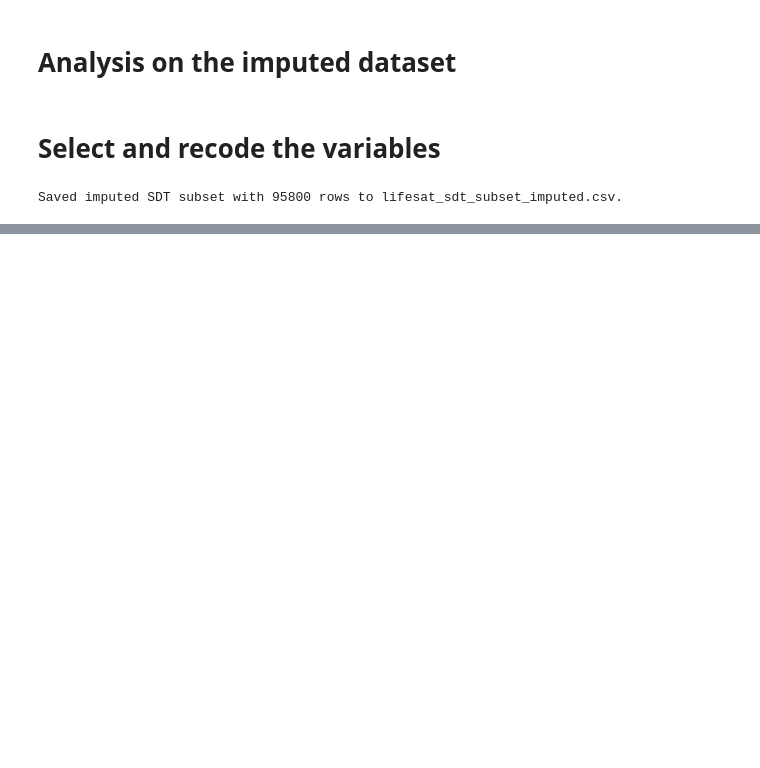
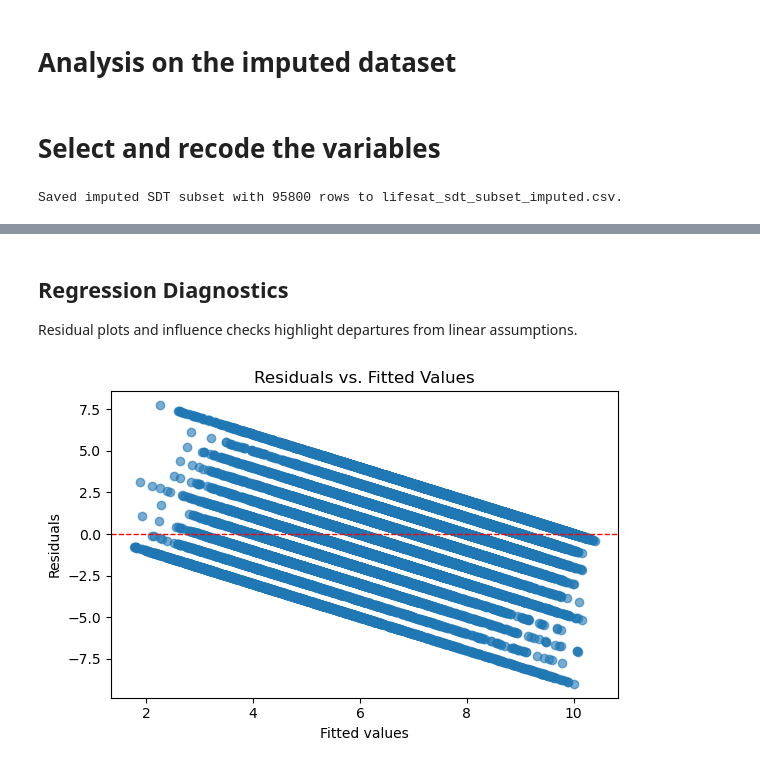
Before and after one commit to eddieyuen/MSDA7005-group-project, a Jupyter notebook: code/analysis_imputed.ipynb, the cells around one changed output, grey strips where cells are left out. Drawn from its saved outputs; the diff is of its cells as text; code cells hidden in the pictures; blank space fills up the shorter version.

```diff
--- a/code/analysis_imputed.ipynb
+++ b/code/analysis_imputed.ipynb
@@ -99,0 +195,12 @@ Saved imputed SDT subset with 95800 rows to lifesat_sdt_subset_imputed.csv.
+# %%
+df_recoded = df_recoded.copy()
+
+if "Trust" in df_recoded.columns:
+    trust_numeric = pd.to_numeric(df_recoded["Trust"], errors="coerce")
+    trust_dummy = (trust_numeric == 1).astype("Int64")    # 1 = higher trust, 0 = lower trust
+    trust_idx = df_recoded.columns.get_loc("Trust")
+    df_recoded = df_recoded.drop(columns=["Trust"])
+    df_recoded.insert(trust_idx, "Trust_dummy", trust_dummy) # type: ignore
+    print("Created Trust_dummy and replaced Trust in the column order.")
+else:
+    print("Trust column not found; dummy not created.")
@@ -99,0 +261,14 @@ Saved imputed SDT subset with 95800 rows to lifesat_sdt_subset_imputed.csv.
+# %%
+from sklearn.model_selection import train_test_split
+import statsmodels.api as sm
+
+X = model_data[predictor_cols]
+y = model_data["LifeSat"]
+
+X_train, X_test, y_train, y_test = train_test_split(
+    X, y, test_size=0.2, random_state=42
+)
+
+X_train_sm = sm.add_constant(X_train, has_constant="add")
+ols_model = sm.OLS(y_train, X_train_sm).fit()
+print(ols_model.summary())
@@ -99,0 +339,19 @@ Saved imputed SDT subset with 95800 rows to lifesat_sdt_subset_imputed.csv.
+# %% [markdown]
+## Regression Diagnostics
+Residual plots and influence checks highlight departures from linear assumptions.
+# %%
+import matplotlib.pyplot as plt
+
+# Residuals vs. fitted values
+fitted_train = ols_model.fittedvalues
+residuals = ols_model.resid
+plt.figure(figsize=(6, 4))
+plt.scatter(fitted_train, residuals, alpha=0.6)
+plt.axhline(0, color="red", linestyle="--", linewidth=1)
+plt.xlabel("Fitted values")
+plt.ylabel("Residuals")
+plt.title("Residuals vs. Fitted Values")
+plt.tight_layout()
+plt.show()
+# %% [output]
+[figure, added]
```
Also changed, not shown: parts of 34 cells of this notebook, 7 other files.
